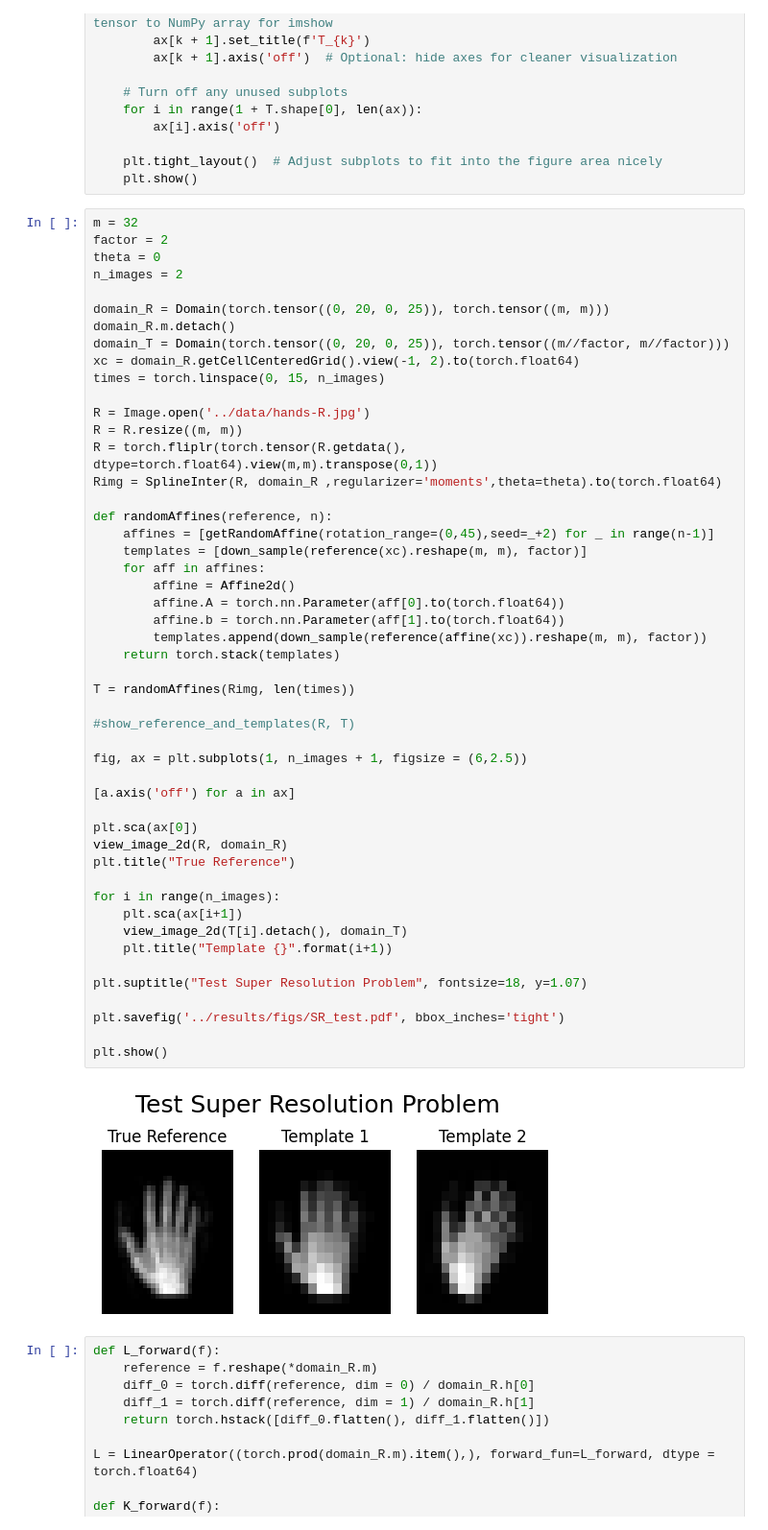
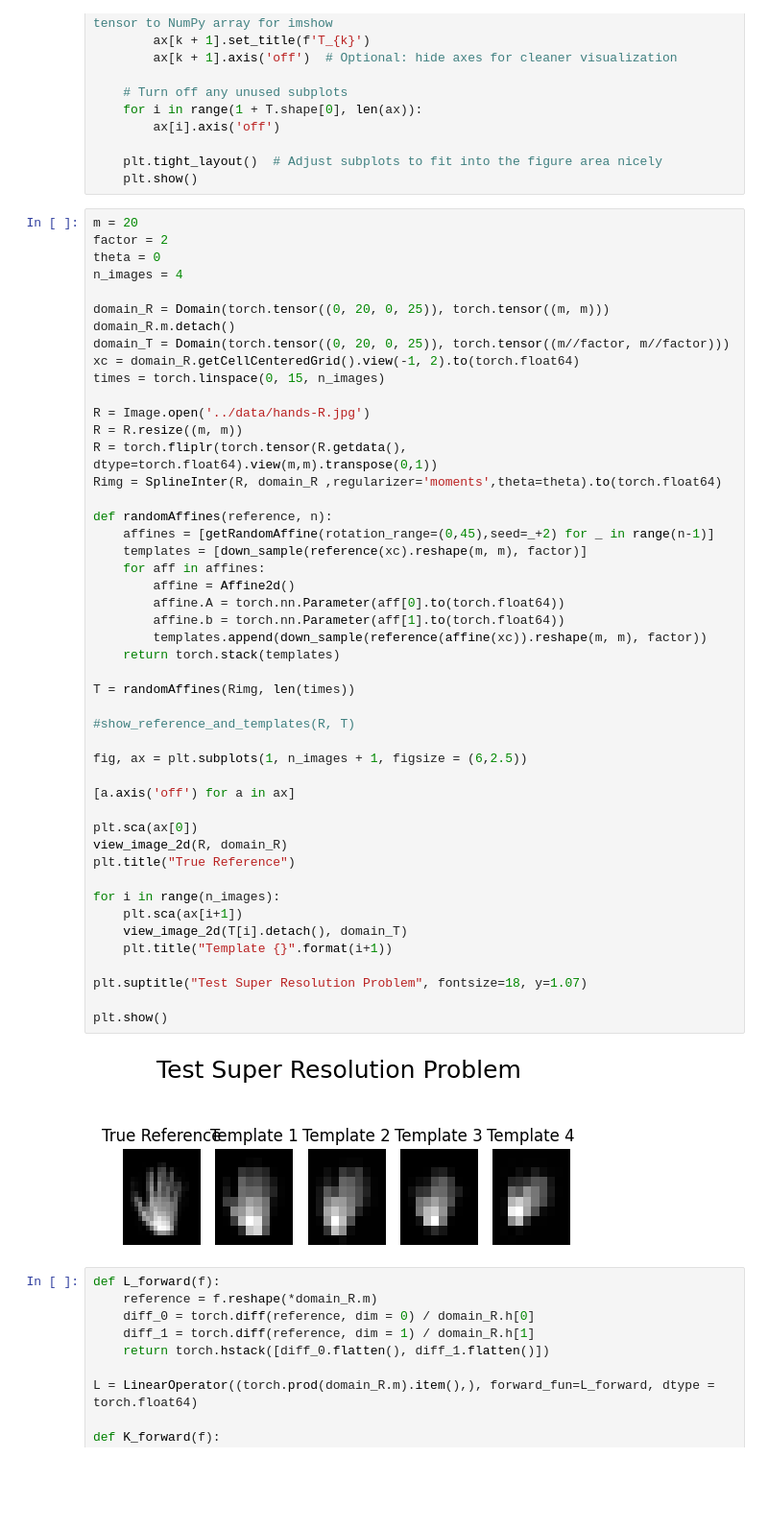
Before and after one commit to wdwatson2/ImgRegPytorchProject, a Jupyter notebook: scripts/test_InexactCG.ipynb, the cells around one changed output. Shown at 96% size. Cells and saved outputs as stored; diff of their text form; blank space fills up the shorter version.

```diff
--- a/scripts/test_InexactCG.ipynb
+++ b/scripts/test_InexactCG.ipynb
@@ -50,10 +50,10 @@ def show_reference_and_templates(R, T):
     plt.tight_layout()  # Adjust subplots to fit into the figure area nicely
     plt.show()
 # %%
-m = 32
+m = 20
 factor = 2
 theta = 0
-n_images = 2
+n_images = 4
 
 domain_R = Domain(torch.tensor((0, 20, 0, 25)), torch.tensor((m, m)))
 domain_R.m.detach()
@@ -70,36 +70,34 @@ def randomAffines(reference, n):
     affines = [getRandomAffine(rotation_range=(0,45),seed=_+2) for _ in range(n-1)]
     templates = [down_sample(reference(xc).reshape(m, m), factor)]
     for aff in affines:
         affine = Affine2d()
         affine.A = torch.nn.Parameter(aff[0].to(torch.float64))
         affine.b = torch.nn.Parameter(aff[1].to(torch.float64))
         templates.append(down_sample(reference(affine(xc)).reshape(m, m), factor))
     return torch.stack(templates)
 
 T = randomAffines(Rimg, len(times))
 
 #show_reference_and_templates(R, T)
 
 fig, ax = plt.subplots(1, n_images + 1, figsize = (6,2.5))
 
 [a.axis('off') for a in ax]
 
 plt.sca(ax[0])
 view_image_2d(R, domain_R)
 plt.title("True Reference")
 
 for i in range(n_images):
     plt.sca(ax[i+1])
     view_image_2d(T[i].detach(), domain_T)
     plt.title("Template {}".format(i+1))
 
 plt.suptitle("Test Super Resolution Problem", fontsize=18, y=1.07)
 
-plt.savefig('../results/figs/SR_test.pdf', bbox_inches='tight')
-
 plt.show()
 # %% [output]
-[figure, old version]
+[figure, new version]
 # %%
 def L_forward(f):
     reference = f.reshape(*domain_R.m)
```
Also changed, not shown: parts of 10 cells of this notebook, 2 other files.
